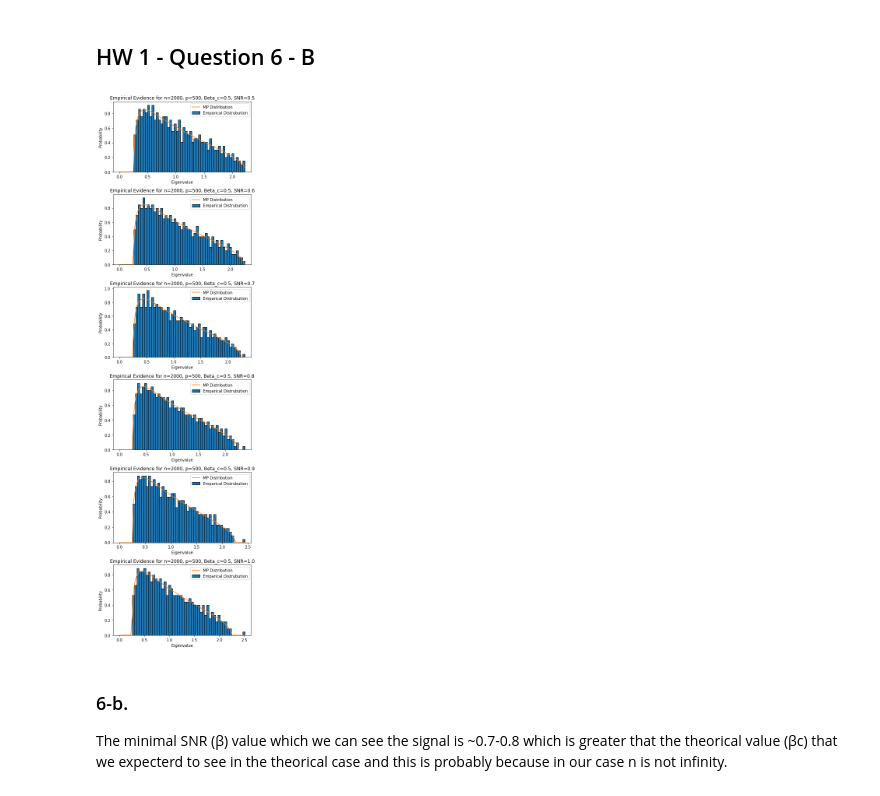
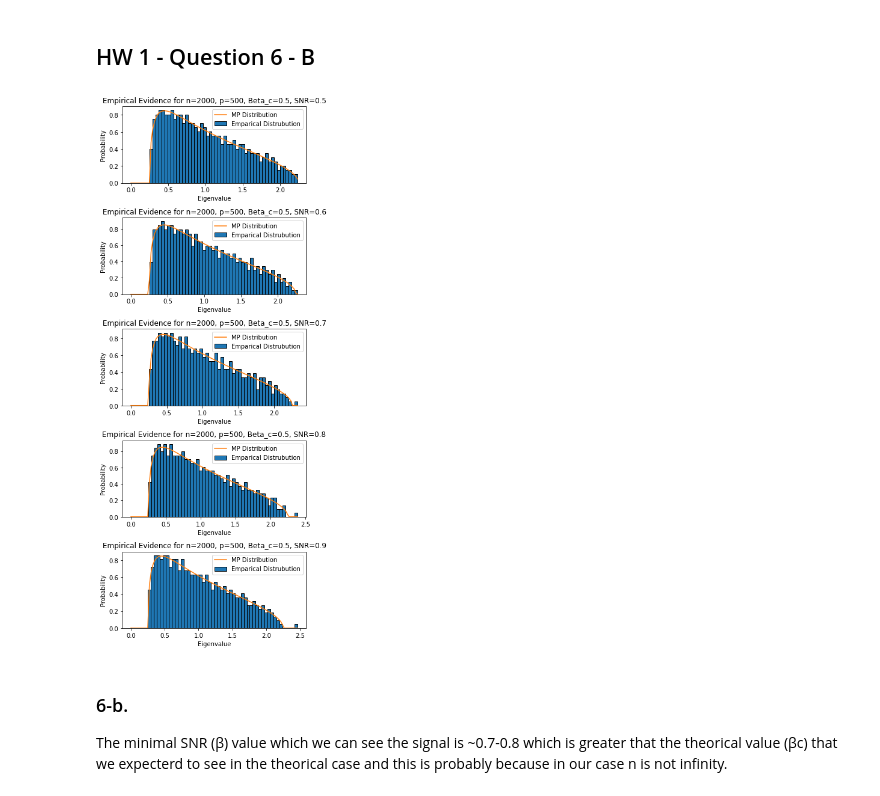
Before and after one commit to ortra/myrepo, a Jupyter notebook: Math_for_DS_and_SP_HW1.ipynb, the cells around one changed output. Drawn from its saved outputs; the diff is of its cells as text; code cells hidden in the pictures.

```diff
--- a/Math_for_DS_and_SP_HW1.ipynb
+++ b/Math_for_DS_and_SP_HW1.ipynb
@@ -134,40 +134,40 @@ n, p = 2000, 500
 
 beta_c = np.sqrt(p/n)
 
-Beta = np.linspace(beta_c,1,6)
+Beta = np.linspace(beta_c,0.9,5)
 
-fig, ax = plt.subplots(len(Beta), figsize=(6, 20))
+fig, ax = plt.subplots(len(Beta), figsize=(5.5, 13))
 
 g = np.random.normal(0, 1, [1, n])
 g = np.tile(g, (p, 1))
 g0 = np.random.normal(0, 1, [p, n])
 u = np.random.normal(0, 1, [p, 1])
 u = u / np.linalg.norm(u)
 u_n = np.tile(u, (1, n))
 
 for i,beta in enumerate(Beta):
 
   X_spike = np.sqrt(beta) * g * u + g0
   X_spike = X_spike.T
 
   covar_spike = np.cov(X_spike, rowvar=False)
   eigen_spike = np.sort(np.linalg.eigvals(covar_spike))
 
   x_axis = np.linspace(0, np.max(eigen_spike), 100)
 
   ax[i].hist(eigen_spike, 50, density=True, edgecolor='k', label='Emparical Distrubution')
   ax[i].plot(x_axis, marchenko_pastur_mu(x_axis, gamma=p/n), label='MP Distribution')
 
   ax[i].grid(False)
   ax[i].legend()
   ax[i].set_title('Empirical Evidence for n={}, p={}, Beta_c={}, SNR={}'.format(n,p,beta_c,beta))
   ax[i].set_xlabel('Eigenvalue')
   ax[i].set_ylabel('Probability')
 
 plt.tight_layout()
 plt.show()
 # %% [output]
-[figure, old version]
+[figure, new version]
 # %% [markdown]
 ### 6-b.
 
```
Also changed, not shown: parts of 2 cells of this notebook.
